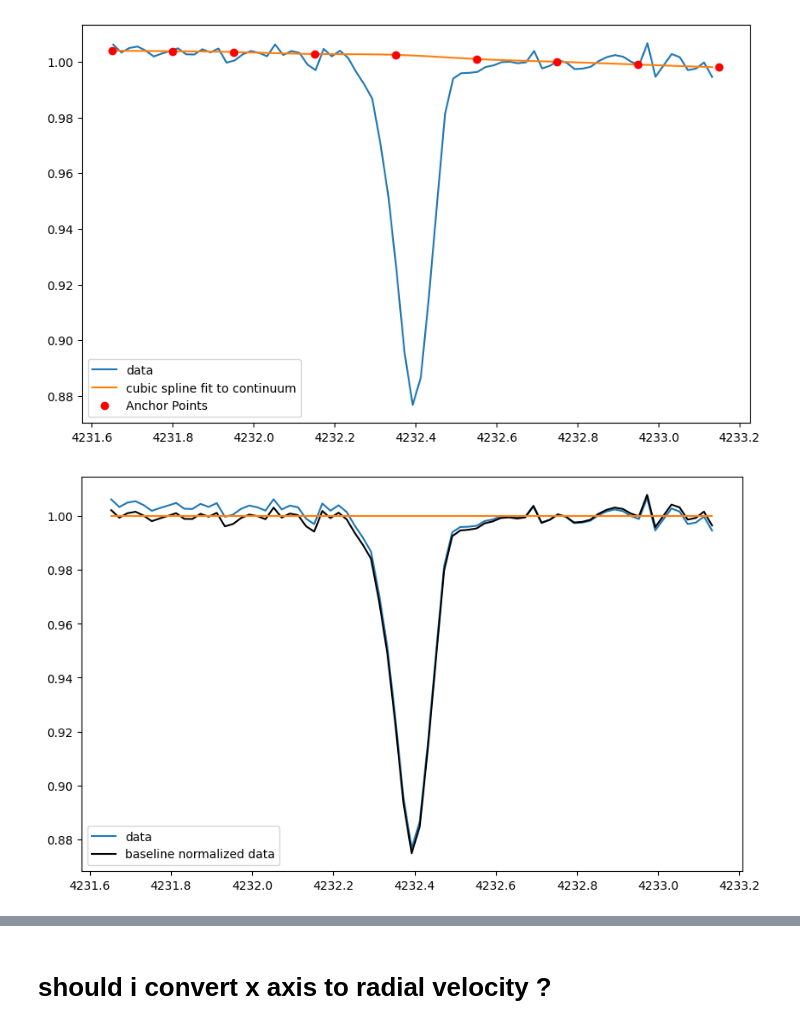
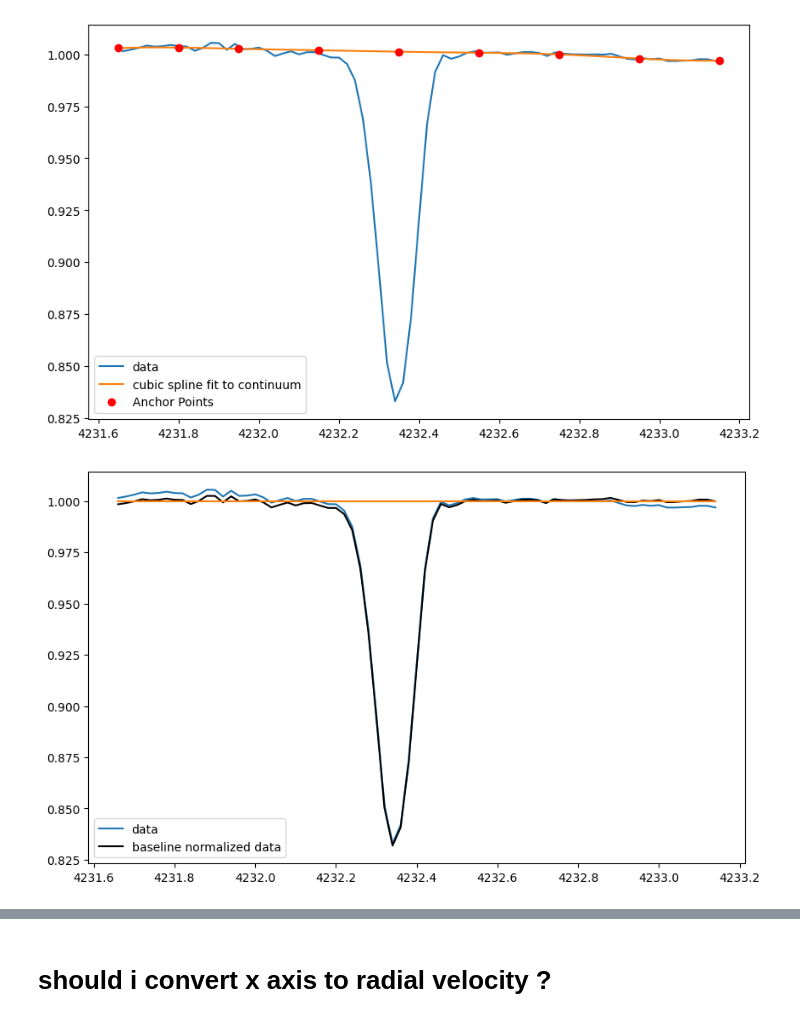
Before and after one commit to AyanS13/edibles, a Jupyter notebook: edibles_voigtfit_CHplus_work/plottings_CHp.ipynb, the cells around one changed output, grey strips where cells are left out. Cells and saved outputs as stored; diff of their text form; code cells hidden in the pictures.

Commit message:
Add files via upload
keep plotting_CHp in utils3

```diff
--- a/edibles_voigtfit_CHplus_work/plottings_CHp.ipynb
+++ b/edibles_voigtfit_CHplus_work/plottings_CHp.ipynb
@@ -58,5 +52,5 @@ for i in test:
 # %%
-filename = "/HD170740/BLUE_437/HD170740_w437_blue_20140915_O15.fits" # mention the file which needs fitting
+filename = "/HD161056/BLUE_437/HD161056_w437_blue_20170508_O15.fits" # mention the file which needs fitting
 wrange = [4231.65, 4233.15]
 sp = EdiblesSpectrum(filename)
 sp.getSpectrum(xmin=wrange[0], xmax=wrange[1])
@@ -80,35 +74,35 @@ Standard deviation of flux: 0.0025082471483615643
 # %%
 ## next try to fit continuum using cubic splines
 
 anchor_points_wave = np.array([4231.65, 4231.8, 4231.95, 4232.15, 4232.35, 4232.55, 4232.75, 4232.95, 4233.15])
-anchor_points_flux = np.array([1.004, 1.0038, 1.0035, 1.0028, 1.0025, 1.001, 1.00, 0.999, 0.998])
+anchor_points_flux = np.array([1.003, 1.0033, 1.0027, 1.002, 1.0013, 1.0008, 1.00, 0.998, 0.997])
 
 # anchor_points_wave = np.array([4231, 4231.25, 4231.5, 4231.75, 4232, 4232.12, 4232.29, 4232.72, 4232.85, 4233])
 # anchor_points_flux = np.interp(anchor_points_wave, wave, flux)
 
 # Fit cubic splines to the anchor points
 cs = CubicSpline(anchor_points_wave, anchor_points_flux) # so the cubic spline routine is not really taking all the points into account. only anchors
 
 # Generate the continuum model
 continuum = cs(wave)
 
 plt.figure(figsize=(10, 6))
 plt.plot(wave, flux, label='data')
 plt.plot(wave, continuum, label='cubic spline fit to continuum')
 plt.plot(anchor_points_wave, anchor_points_flux, 'ro', label='Anchor Points')
 plt.legend()
 plt.show()
 
 H = np.ones(wave.shape)
 plt.figure(figsize=(10, 6))
 plt.plot(wave, flux, label='data')
 plt.plot(wave, flux / continuum, color='k', label='baseline normalized data')
 plt.plot(wave, H)
 plt.legend()
 plt.show()
 # %% [output]
-[figure, old version]
+[figure, new version]
-[figure, old version]
+[figure, new version]
 # %%
 # Known params
 lambda0 = np.array([4232.548, 4232.548])
```
Also changed, not shown: parts of 10 cells of this notebook, 1 other file.
